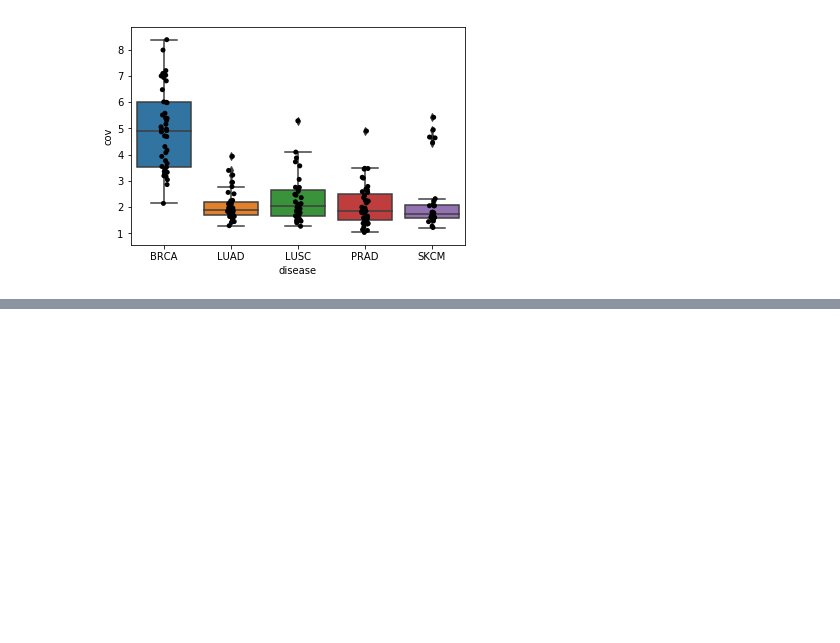
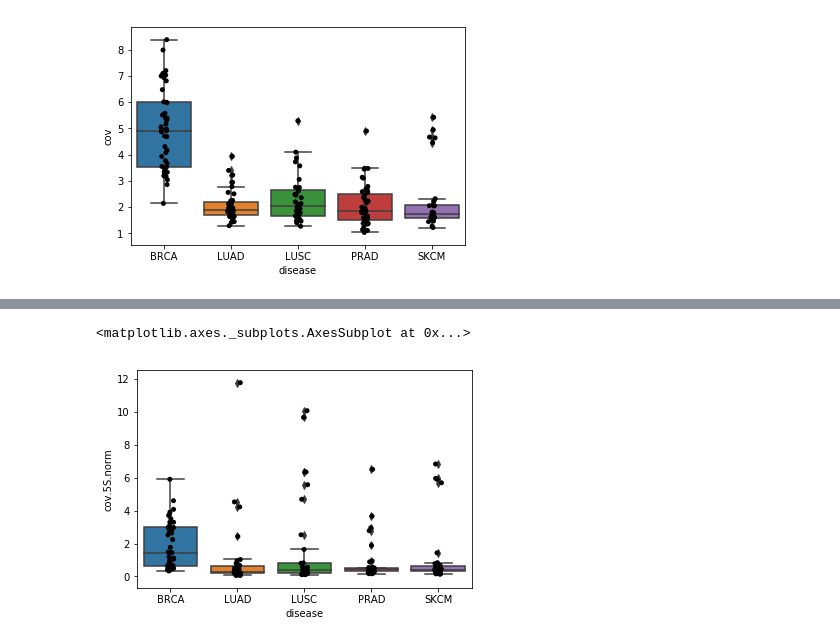
Before and after one commit to smangul1/seeing.beyond.target.results, a Jupyter notebook: raw.results/analysis.ipynb, the cells around one changed output, grey strips where cells are left out. Cells and saved outputs as stored; diff of their text form; code cells hidden in the pictures; blank space fills up the shorter version.

```diff
--- a/raw.results/analysis.ipynb
+++ b/raw.results/analysis.ipynb
@@ -68,0 +135,23 @@ sns.stripplot(x="disease", y="cov", data=data, palette=["black"], jitter=0.05)
+# %%
+import pandas as pd
+metadata=pd.read_csv('../outcomes/PILOT.WXS.clean.metadata.csv')
+df_5S = pd.read_csv('5S.WXS.csv')
+df_58S = pd.read_csv('58S.WXS.csv')
+df_28S = pd.read_csv('28S.WXS.csv')
+df_18S = pd.read_csv('18S.WXS.csv')
+
+df = pd.read_csv('offtarget.WXS.csv')
+data=pd.merge(df_5S, metadata, on='ID')
+data=pd.merge(data, df, on='ID')
+data=pd.merge(data, df_58S, on='ID')
+data=pd.merge(data, df_28S, on='ID')
+data=pd.merge(data, df_18S, on='ID')
+
+
+data['cov.5S.norm'] = data['cov.5S']/data['cov']
+data['cov.58S.norm'] = data['cov.58S']/data['cov']
+data['cov.28S.norm'] = data['cov.28S']/data['cov']
+data['cov.18S.norm'] = data['cov.18S']/data['cov']
+
+
+data.head()
@@ -68,0 +166,7 @@ sns.stripplot(x="disease", y="cov", data=data, palette=["black"], jitter=0.05)
+# %%
+import seaborn as sns  #be sure version >=0.9
+sns.boxplot(x="disease", y="cov.5S.norm", data=data)
+sns.stripplot(x="disease", y="cov.5S.norm", data=data, palette=["black"], jitter=0.05)
+# %% [output]
+<matplotlib.axes._subplots.AxesSubplot at 0x...>
+[figure, added]
```
Also changed, not shown: parts of 5 cells of this notebook, 5 other files.
